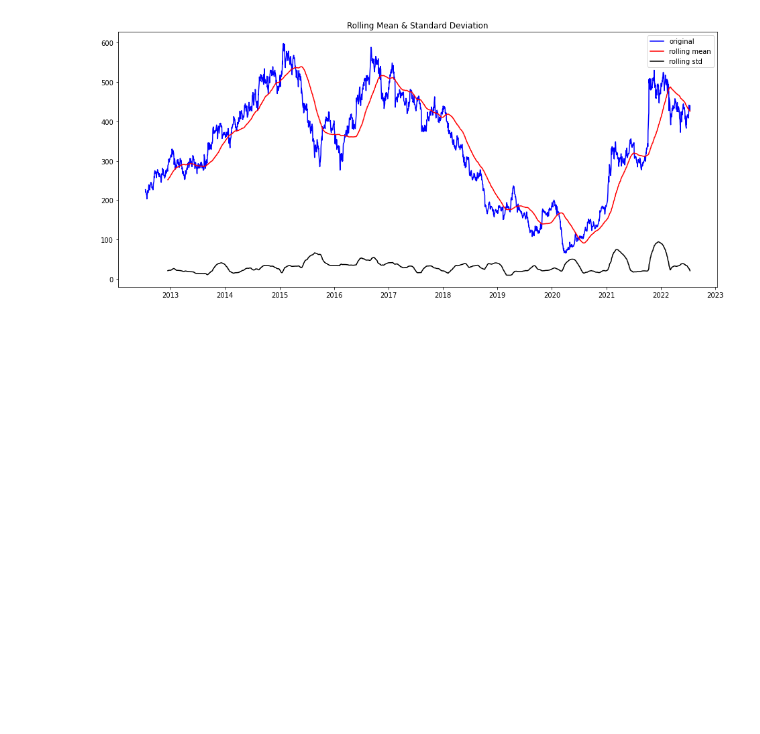
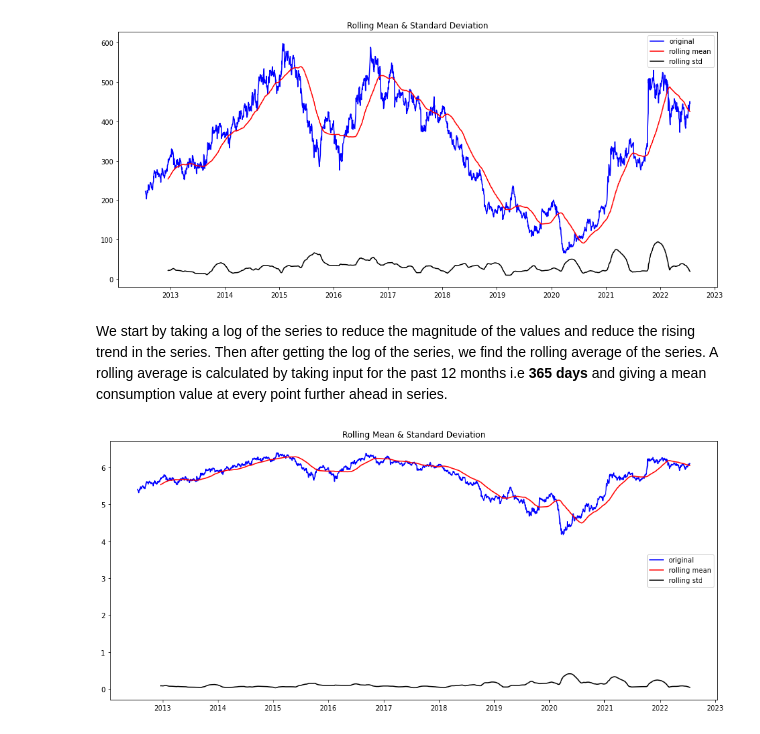
Before and after one commit to renkuntlamahessh/Tata-Motors-Project-, a Jupyter notebook: TATA_Motors_Stock_market_Forecasting_V2.ipynb, the cells around one changed output. Drawn from its saved outputs; the diff is of its cells as text; code cells hidden in the pictures; blank space fills up the shorter version.

```diff
--- a/TATA_Motors_Stock_market_Forecasting_V2.ipynb
+++ b/TATA_Motors_Stock_market_Forecasting_V2.ipynb
@@ -193,3 +182,25 @@ plt.title('Rolling Mean & Standard Deviation')
 plt.show(block = False)
 # %% [output]
 [figure]
+# %% [markdown]
+We start by taking a log of the series to reduce the magnitude of the values and reduce the rising trend in the series. Then after getting the log of the series, we find the rolling average of the series. A rolling average is calculated by taking input for the past 12 months i.e **365 days** and giving a mean consumption value at every point further ahead in series.
+# %%
+#USING LOG TRANSFORM
+import numpy as np
+ts_log=np.log(Tatamotors)
+
+rollmean=ts_log.rolling(100).mean()
+rollstd=ts_log.rolling(100).std()
+
+plt.figure(figsize=(16,7))
+fig=plt.figure(1)
+
+#PLOT ROLLING sTATISTICS:
+orig = plt.plot(ts_log,color = 'blue',label='original')
+mean = plt.plot(rollmean,color = 'red',label = 'rolling mean')
+std = plt.plot(rollstd,color = 'black',label = 'rolling std')
+plt.legend(loc = 'best')
+plt.title('Rolling Mean & Standard Deviation')
+plt.show(block = False)
+# %% [output]
+[figure, added]
```
Also changed, not shown: parts of 33 cells of this notebook.
